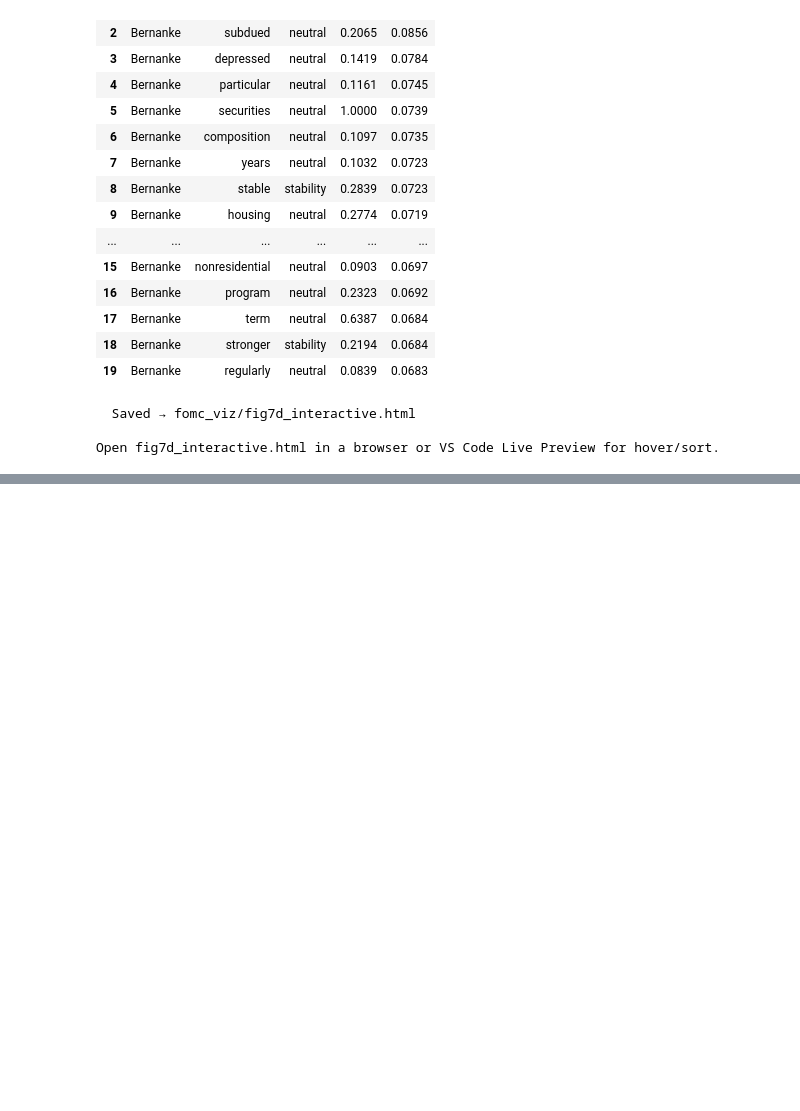
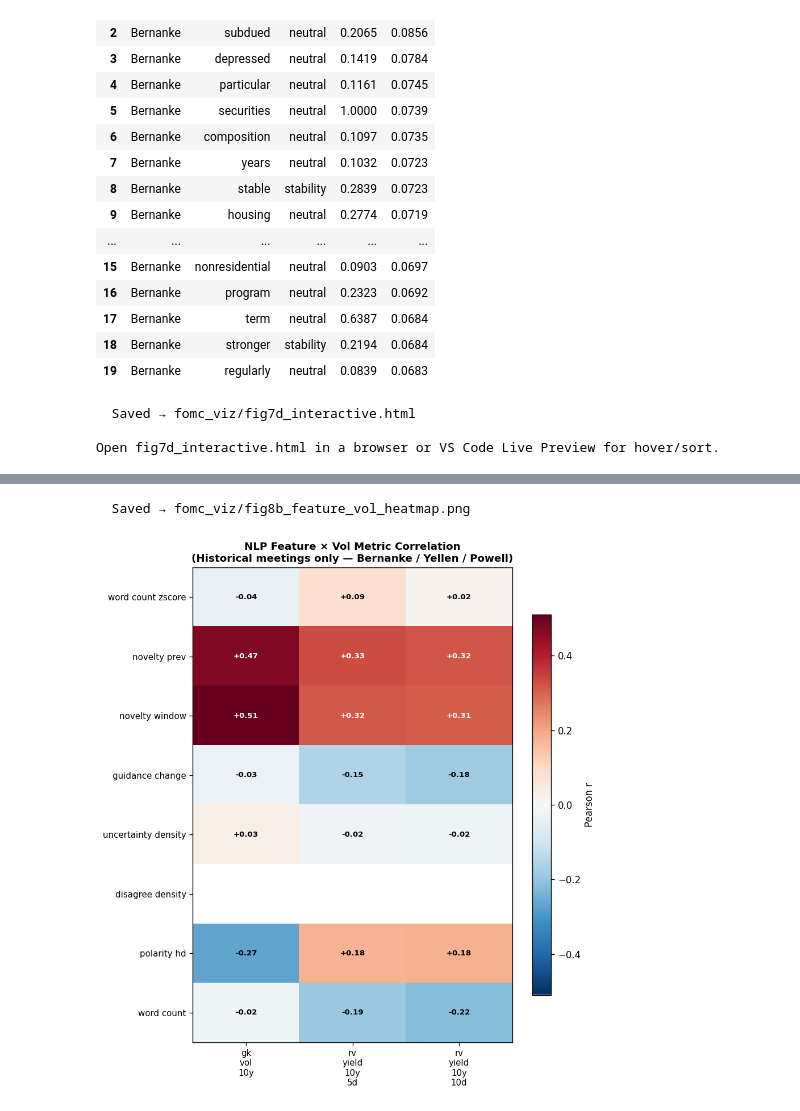
Before and after one commit to ZinuoS/fomc-vol-study, a Jupyter notebook: fomc_pipeline_notebook.ipynb, the cells around one changed output, grey strips where cells are left out. Drawn from its saved outputs; the diff is of its cells as text; code cells hidden in the pictures; blank space fills up the shorter version.

```diff
--- a/fomc_pipeline_notebook.ipynb
+++ b/fomc_pipeline_notebook.ipynb
@@ -2774,0 +2951,57 @@ print("═" * 62)
+# %%
+
+def plot_feature_vol_heatmap(master_df: pd.DataFrame) -> plt.Figure:
+    """
+    Pearson correlation matrix: NLP features (rows) × vol metrics (cols).
+    Diverging palette centred at zero; annotated with r values.
+    Historical meetings only (Warsh excluded so Warsh shows as OOS in Fig 8c).
+    """
+    feat_cols = [c for c in VOL_FEATURES + ["polarity_hd", "word_count"]
+                 if c in master_df.columns]
+    vol_cols  = [c for c in _VOL_TARGETS if c in master_df.columns]
+
+    sub = master_df[master_df["chair"] != "Warsh"][feat_cols + vol_cols].dropna(how="all")
+
+    # Build corr matrix manually
+    mat = pd.DataFrame(index=feat_cols, columns=vol_cols, dtype=float)
+    for f in feat_cols:
+        for v in vol_cols:
+            valid = sub[[f, v]].dropna()
+            if len(valid) > 5:
+                r, _ = _pearsonr(valid[f], valid[v])
+                mat.loc[f, v] = r
+            else:
+                mat.loc[f, v] = np.nan
+
+    fig, ax = plt.subplots(figsize=(max(6, len(vol_cols) * 2.5), len(feat_cols) * 0.85 + 1.5))
+    vabs = np.nanmax(np.abs(mat.values.astype(float)))
+    im   = ax.imshow(mat.values.astype(float), cmap="RdBu_r",
+                     vmin=-vabs, vmax=vabs, aspect="auto")
+    plt.colorbar(im, ax=ax, label="Pearson r", shrink=0.8)
+
+    ax.set_xticks(range(len(vol_cols)))
+    ax.set_xticklabels([c.replace("_", "\n") for c in vol_cols], fontsize=9)
+    ax.set_yticks(range(len(feat_cols)))
+    ax.set_yticklabels([c.replace("_", " ") for c in feat_cols], fontsize=9)
+
+    for i, f in enumerate(feat_cols):
+        for j, v in enumerate(vol_cols):
+            val = mat.loc[f, v]
+            if not np.isnan(val):
+                ax.text(j, i, f"{val:+.2f}", ha="center", va="center",
+                        fontsize=8, fontweight="bold",
+                        color="white" if abs(val) > 0.3 else "black")
+
+    ax.set_title("NLP Feature × Vol Metric Correlation\n"
+                 "(Historical meetings only — Bernanke / Yellen / Powell)",
+                 fontsize=11, fontweight="bold")
+    fig.tight_layout()
+    savefig(fig, "fig8b_feature_vol_heatmap")
+    return fig
+
+
+fig8b = plot_feature_vol_heatmap(master)
+plt.show()
+# %% [output]
+  Saved → fomc_viz/fig8b_feature_vol_heatmap.png
+[figure, added]
```
Also changed, not shown: parts of 9 cells of this notebook, 1 other file.
